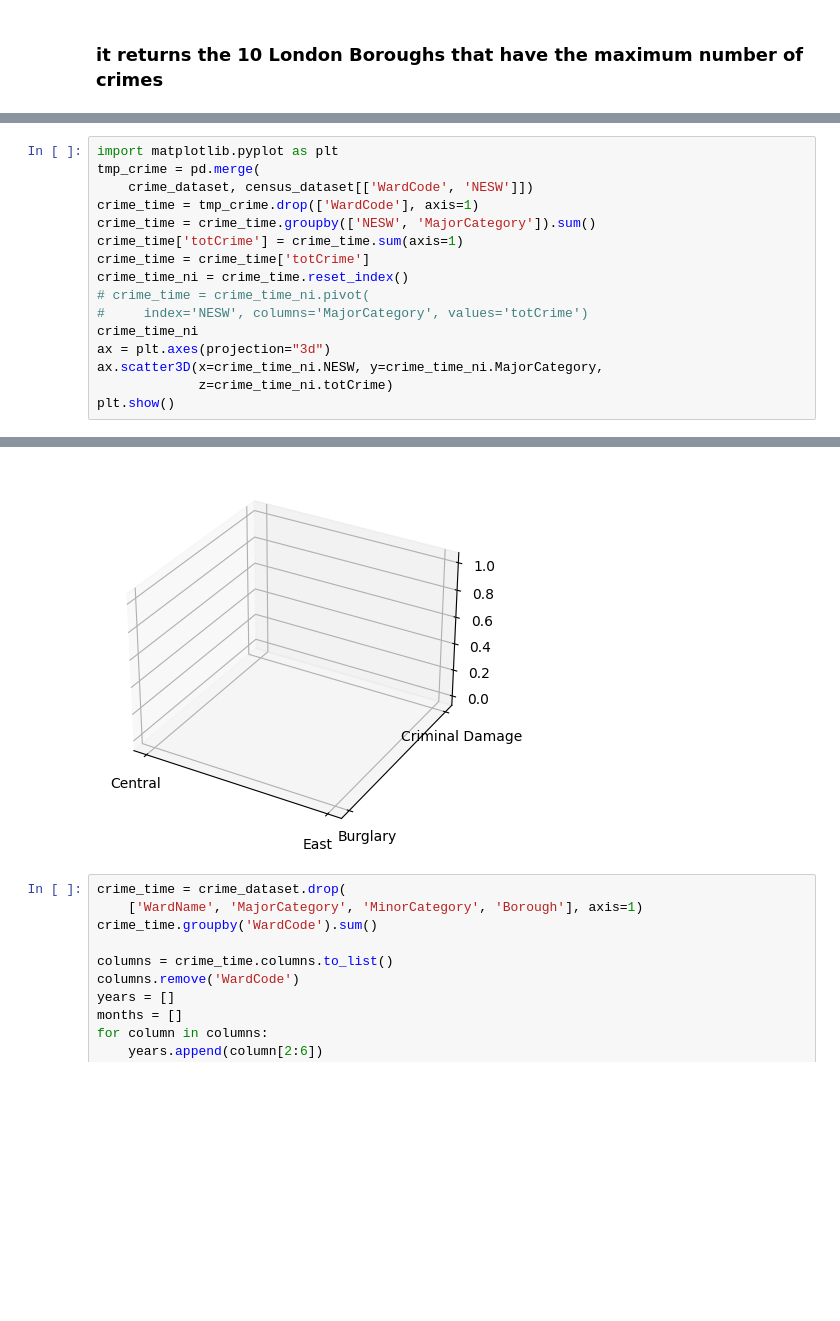
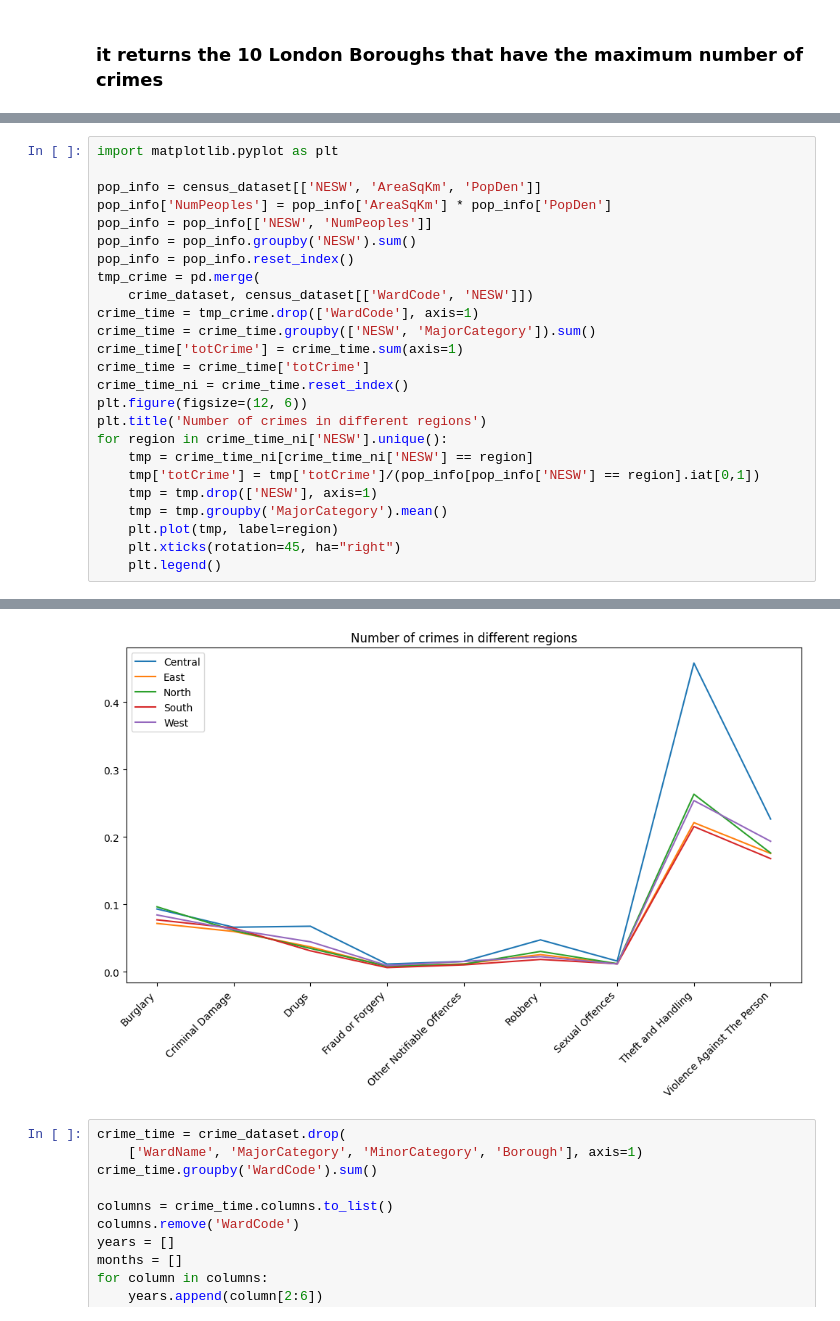
Before and after one commit to DavideLigari01/data-science-big-data-analytics, a Jupyter notebook: 21-03-2023/amalysis.ipynb, the cells around one changed output, grey strips where cells are left out. Cells and saved outputs as stored; diff of their text form; blank space fills up the shorter version.

Commit message:
updated analysis of crimes and added new project on linear regression

```diff
--- a/21-03-2023/amalysis.ipynb
+++ b/21-03-2023/amalysis.ipynb
@@ -16,5 +30,11 @@ max_num_crime = crime_time.nlargest(10, ['meanCrime'])
 # %%
 import matplotlib.pyplot as plt
+
+pop_info = census_dataset[['NESW', 'AreaSqKm', 'PopDen']]
+pop_info['NumPeoples'] = pop_info['AreaSqKm'] * pop_info['PopDen']
+pop_info = pop_info[['NESW', 'NumPeoples']]
+pop_info = pop_info.groupby('NESW').sum()
+pop_info = pop_info.reset_index()
 tmp_crime = pd.merge(
     crime_dataset, census_dataset[['WardCode', 'NESW']])
 crime_time = tmp_crime.drop(['WardCode'], axis=1)
@@ -22,11 +42,14 @@ crime_time = crime_time.groupby(['NESW', 'MajorCategory']).sum()
 crime_time['totCrime'] = crime_time.sum(axis=1)
 crime_time = crime_time['totCrime']
 crime_time_ni = crime_time.reset_index()
-# crime_time = crime_time_ni.pivot(
-#     index='NESW', columns='MajorCategory', values='totCrime')
-crime_time_ni
-ax = plt.axes(projection="3d")
-ax.scatter3D(x=crime_time_ni.NESW, y=crime_time_ni.MajorCategory,
-             z=crime_time_ni.totCrime)
-plt.show()
+plt.figure(figsize=(12, 6))
+plt.title('Number of crimes in different regions')
+for region in crime_time_ni['NESW'].unique():
+    tmp = crime_time_ni[crime_time_ni['NESW'] == region]
+    tmp['totCrime'] = tmp['totCrime']/(pop_info[pop_info['NESW'] == region].iat[0,1])
+    tmp = tmp.drop(['NESW'], axis=1)
+    tmp = tmp.groupby('MajorCategory').mean()
+    plt.plot(tmp, label=region)
+    plt.xticks(rotation=45, ha="right")
+    plt.legend()
 # %% [output]
@@ -34,4 +73,4 @@ ValueError: could not convert string to float: 'Central'
-[figure, old version]
+[figure, new version]
 # %%
 crime_time = crime_dataset.drop(
     ['WardName', 'MajorCategory', 'MinorCategory', 'Borough'], axis=1)
```
Also changed, not shown: parts of 2 cells of this notebook, 3 other files.
